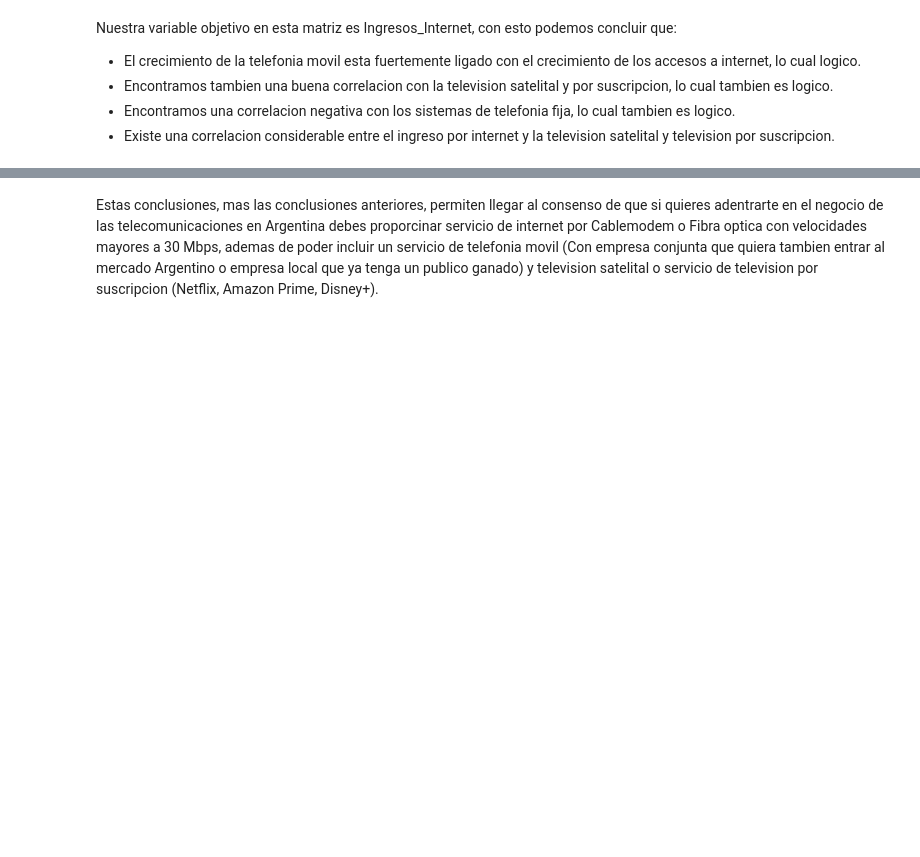
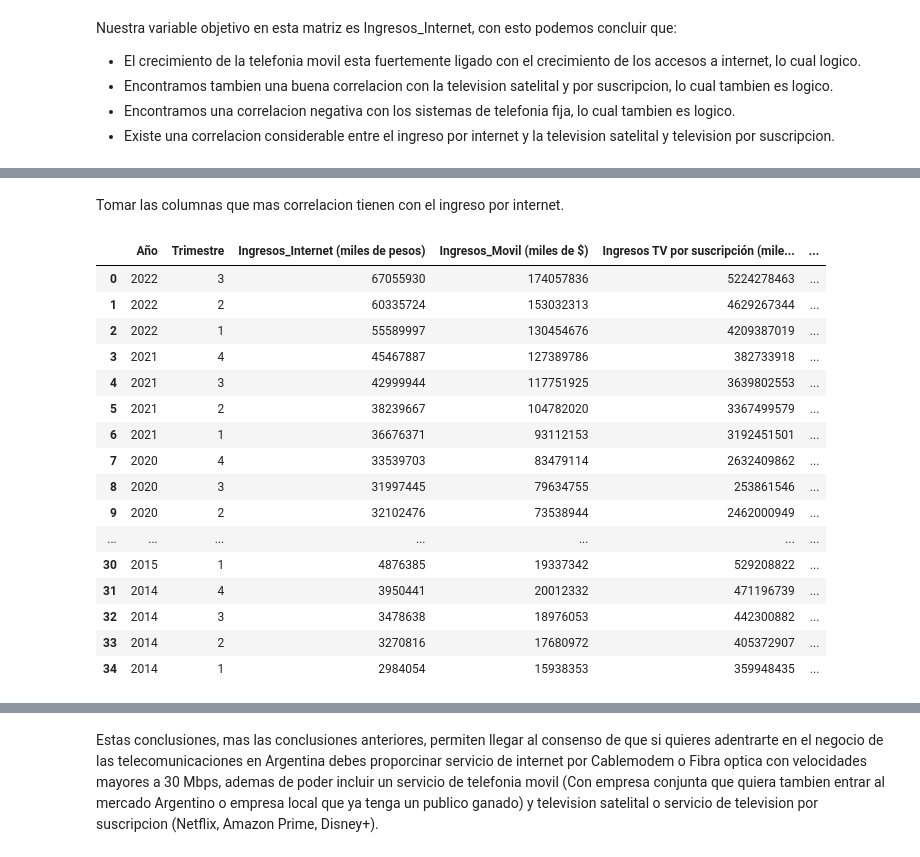
Before and after one commit to Magic-Mario/henry_lab02, a Jupyter notebook: cleaning/eda.ipynb, the cells around one changed output, grey strips where cells are left out. Cells and saved outputs as stored; diff of their text form; code cells hidden in the pictures; blank space fills up the shorter version.

```diff
--- a/cleaning/eda.ipynb
+++ b/cleaning/eda.ipynb
@@ -539,0 +600,2 @@ Nuestra variable objetivo en esta matriz es Ingresos_Internet, con esto podemos
+# %% [markdown]
+Tomar las columnas que mas correlacion tienen con el ingreso por internet.
@@ -539,0 +609,20 @@ Nuestra variable objetivo en esta matriz es Ingresos_Internet, con esto podemos
+# %%
+df_service_hogar
+# %% [output]
+|  | Año | Trimestre | Ingresos_Internet (miles de pesos) | Ingresos_Movil (miles de $) | Ingresos TV por suscripción (mile... | ... |
+| 0 | 2022 | 3 | 67055930 | 174057836 | 5224278463 | ... |
+| 1 | 2022 | 2 | 60335724 | 153032313 | 4629267344 | ... |
+| 2 | 2022 | 1 | 55589997 | 130454676 | 4209387019 | ... |
+| 3 | 2021 | 4 | 45467887 | 127389786 | 382733918 | ... |
+| 4 | 2021 | 3 | 42999944 | 117751925 | 3639802553 | ... |
+| 5 | 2021 | 2 | 38239667 | 104782020 | 3367499579 | ... |
+| 6 | 2021 | 1 | 36676371 | 93112153 | 3192451501 | ... |
+| 7 | 2020 | 4 | 33539703 | 83479114 | 2632409862 | ... |
+| 8 | 2020 | 3 | 31997445 | 79634755 | 253861546 | ... |
+| 9 | 2020 | 2 | 32102476 | 73538944 | 2462000949 | ... |
+| ... | ... | ... | ... | ... | ... | ... |
+| 30 | 2015 | 1 | 4876385 | 19337342 | 529208822 | ... |
+| 31 | 2014 | 4 | 3950441 | 20012332 | 471196739 | ... |
+| 32 | 2014 | 3 | 3478638 | 18976053 | 442300882 | ... |
+| 33 | 2014 | 2 | 3270816 | 17680972 | 405372907 | ... |
+| 34 | 2014 | 1 | 2984054 | 15938353 | 359948435 | ... |
```
Also changed, not shown: parts of 19 cells of this notebook, 1 other file.
